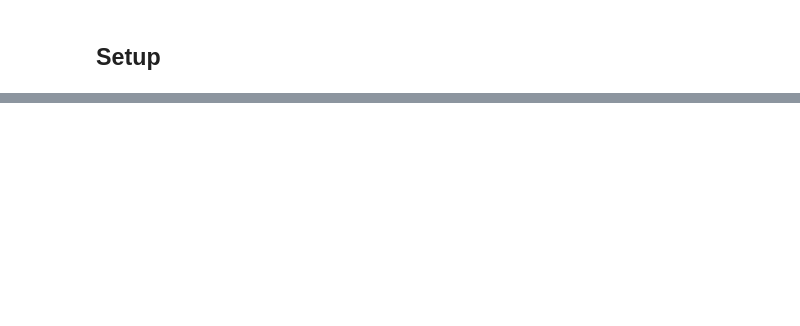
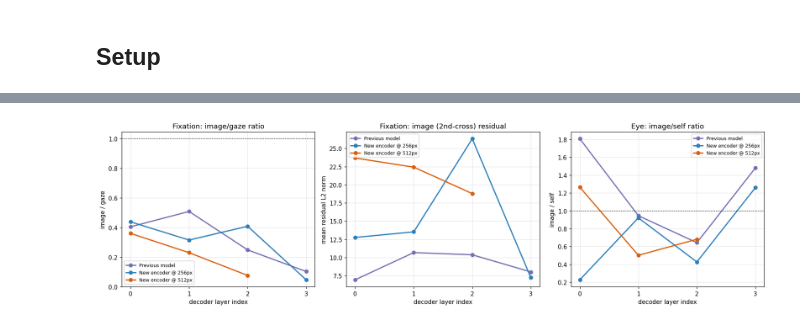
Before and after one commit to Leo00010011/From-Noisy-Eye-Tracking-To-Scanpath, a Jupyter notebook: src/notebooks/image_reliance_report.ipynb, the cells around one changed output, grey strips where cells are left out. Cells and saved outputs as stored; diff of their text form; code cells hidden in the pictures; blank space fills up the shorter version.

```diff
--- a/src/notebooks/image_reliance_report.ipynb
+++ b/src/notebooks/image_reliance_report.ipynb
@@ -332,0 +354,24 @@ if not os.path.exists(f"./pretrained_models/M2F_R50_MSDeformAttnPixelDecoder.pkl
+# %%
+# ── Side-by-side ratio tables (layer × version); the headline "is the image used?" numbers ──
+def ratio_frame(getter):
+    cols = {}
+    for v in (PREV, VER["256"], VER["512"]):
+        cols[v["label"]] = pd.Series(getter(v),
+                                     index=[f"layer {i}" for i in range(len(getter(v)))])
+    return pd.DataFrame(cols)
+
+fix_ratio = ratio_frame(lambda v: v["fix"]["image"] / v["fix"]["gaze"])
+eye_ratio = ratio_frame(lambda v: v["eye"]["image"] / v["eye"]["self"])
+print("Fixation decoder  image/gaze ratio  (<<1 ⇒ image ignored):")
+display(fix_ratio.round(3).style.background_gradient(cmap="RdYlGn", axis=None))
+print("Eye decoder  image/self ratio:")
+display(eye_ratio.round(3).style.background_gradient(cmap="RdYlGn", axis=None))
+
+# Mean-over-layers headline per version
+summary = pd.DataFrame({
+    "fix image/gaze (mean)": {v["label"]: np.mean(v["fix"]["image"] / v["fix"]["gaze"])
+                              for v in (PREV, VER["256"], VER["512"])},
+    "eye image/self (mean)": {v["label"]: np.mean(v["eye"]["image"] / v["eye"]["self"])
+                              for v in (PREV, VER["256"], VER["512"])},
+})
+print("Headline (mean over layers):"); display(summary.round(3))
@@ -332,0 +396,22 @@ if not os.path.exists(f"./pretrained_models/M2F_R50_MSDeformAttnPixelDecoder.pkl
+# %%
+# ── Overlay plots across the three versions ──
+fig, axes = plt.subplots(1, 3, figsize=(16, 4.6))
+
+def overlay(ax, getter, title, ylabel):
+    for v in (PREV, VER["256"], VER["512"]):
+        y = getter(v); x = np.arange(len(y))
+        ax.plot(x, y, marker="o", lw=2, color=COLORS[v["key"]], label=v["label"])
+    ax.set_xticks(np.arange(4)); ax.set_xlabel("decoder layer index")
+    ax.set_ylabel(ylabel); ax.set_title(title); ax.legend(fontsize=8)
+
+overlay(axes[0], lambda v: v["fix"]["image"] / v["fix"]["gaze"],
+        "Fixation: image/gaze ratio", "image / gaze")
+axes[0].axhline(1.0, color="k", ls=":", lw=1)
+overlay(axes[1], lambda v: v["fix"]["image"],
+        "Fixation: image (2nd-cross) residual", "mean residual L2 norm")
+overlay(axes[2], lambda v: v["eye"]["image"] / v["eye"]["self"],
+        "Eye: image/self ratio", "image / self")
+axes[2].axhline(1.0, color="k", ls=":", lw=1)
+plt.tight_layout(); plt.show()
+# %% [output]
+[figure, added]
```
Also changed, not shown: parts of 24 cells of this notebook, 1 other file.
